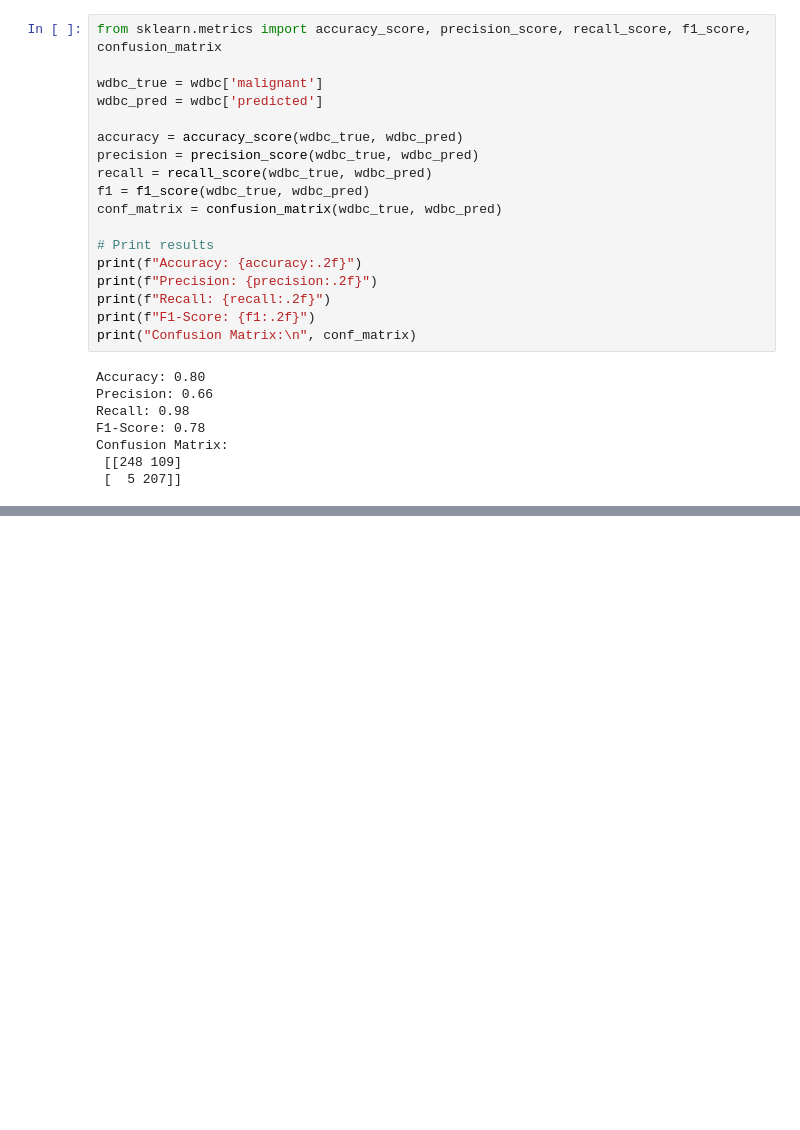
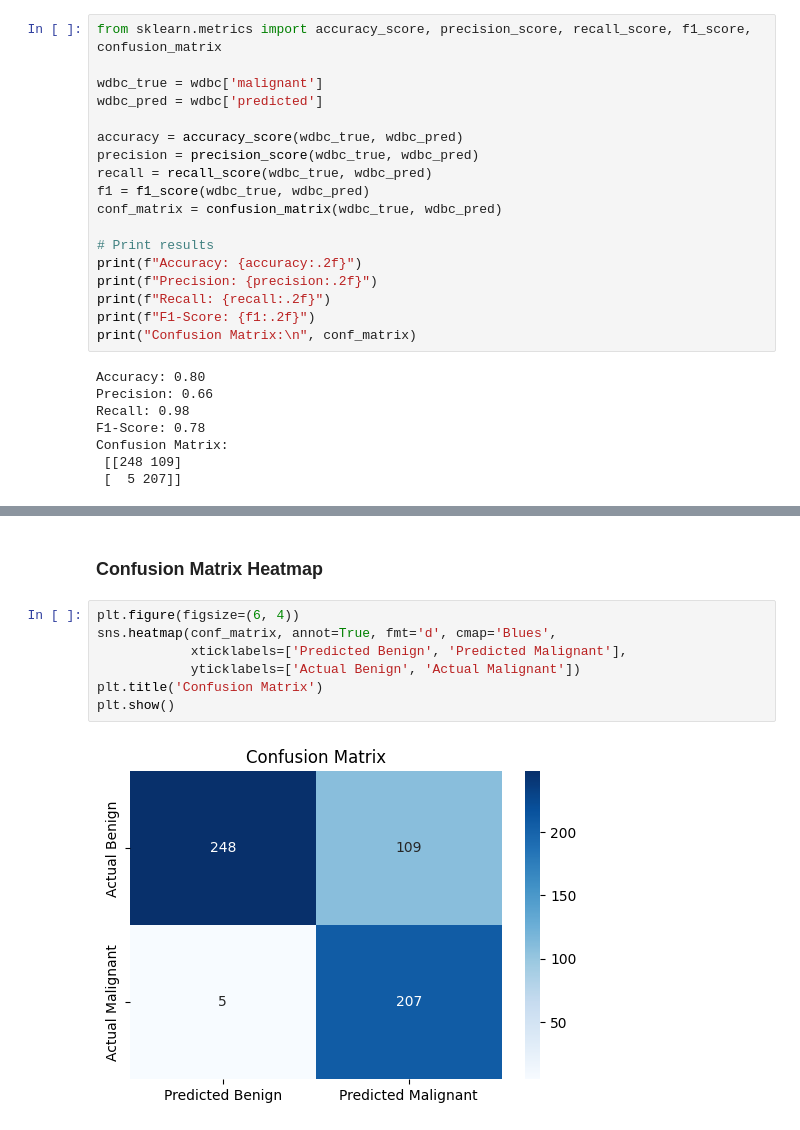
Before and after one commit to michael-hoon/chalmers-code, a Jupyter notebook: DAT410/Assignment 4/diagnostic.ipynb, the cells around one changed output, grey strips where cells are left out. Drawn from its saved outputs; the diff is of its cells as text; blank space fills up the shorter version.

```diff
--- a/DAT410/Assignment 4/diagnostic.ipynb
+++ b/DAT410/Assignment 4/diagnostic.ipynb
@@ -238,0 +286,11 @@ Confusion Matrix:
+# %% [markdown]
+### Confusion Matrix Heatmap
+# %%
+plt.figure(figsize=(6, 4))
+sns.heatmap(conf_matrix, annot=True, fmt='d', cmap='Blues',
+            xticklabels=['Predicted Benign', 'Predicted Malignant'],
+            yticklabels=['Actual Benign', 'Actual Malignant'])
+plt.title('Confusion Matrix')
+plt.show()
+# %% [output]
+[figure, added]
```
Also changed, not shown: parts of 10 cells of this notebook.
